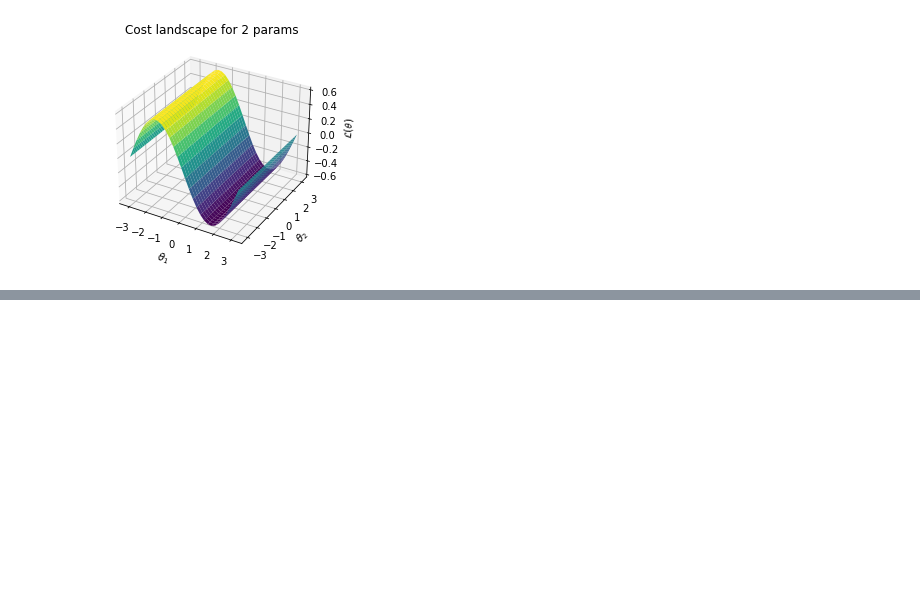
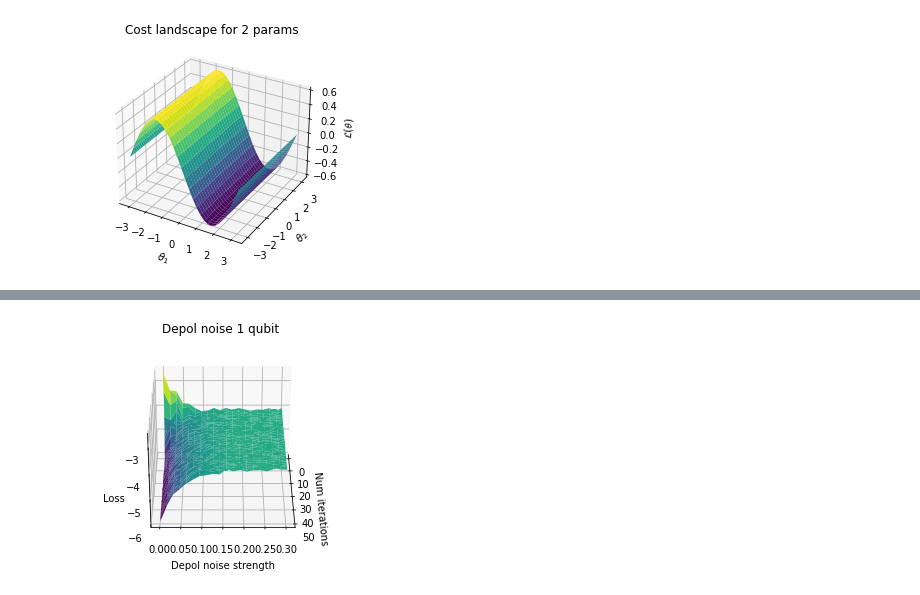
Before and after one commit to milanleonard/SCNC3102, a Jupyter notebook: Code/visualization.ipynb, the cells around one changed output, grey strips where cells are left out. Cells and saved outputs as stored; diff of their text form; code cells hidden in the pictures; blank space fills up the shorter version.

```diff
--- a/Code/visualization.ipynb
+++ b/Code/visualization.ipynb
@@ -93,0 +89,8 @@ X.shape
+# %%
+DepolNoise1Qubit = np.load("./datafiles/depolnoise1qubitadam.npy")
+Xs = np.arange(50)
+Ys = np.linspace(0.001,0.3,20)
+X, Y = np.meshgrid(Xs,Ys)
+plot_3d(X, Y, DepolNoise1Qubit, "Num iterations","Depol noise strength","Loss","Depol noise 1 qubit", 30, 0.01)
+# %% [output]
+[figure, added]
```
Also changed, not shown: parts of 12 cells of this notebook, 3 other files.
